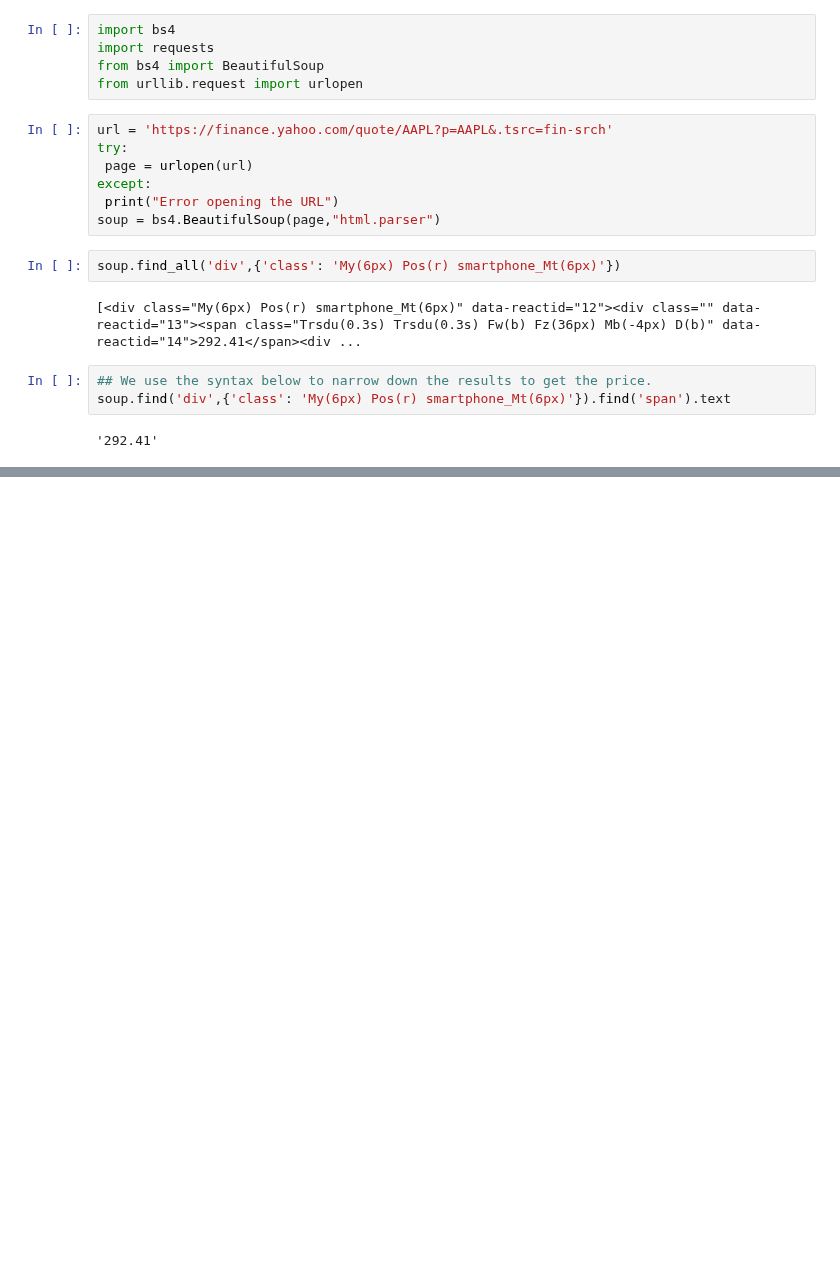
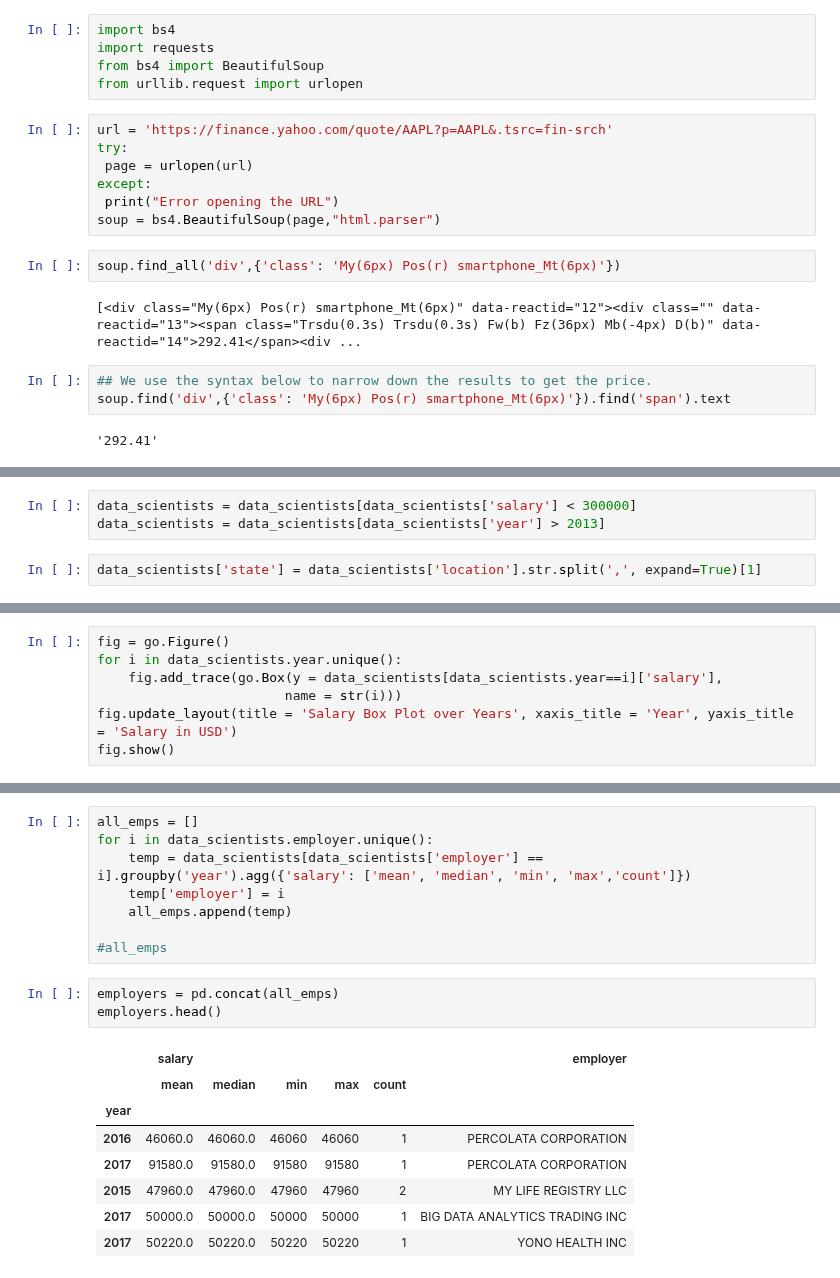
Before and after one commit to ragalaa/Directory, a Jupyter notebook: Web_Scarping_AAPL_price.ipynb, the cells around one changed output, grey strips where cells are left out. Saved outputs shown, nothing was run; the diff lists cells and outputs as text; blank space fills up the shorter version.

```diff
--- a/Web_Scarping_AAPL_price.ipynb
+++ b/Web_Scarping_AAPL_price.ipynb
@@ -23,0 +157,5 @@ soup.find('div',{'class': 'My(6px) Pos(r) smartphone_Mt(6px)'}).find('span').tex
+# %%
+data_scientists = data_scientists[data_scientists['salary'] < 300000]
+data_scientists = data_scientists[data_scientists['year'] > 2013]
+# %%
+data_scientists['state'] = data_scientists['location'].str.split(',', expand=True)[1]
@@ -23,0 +225,7 @@ soup.find('div',{'class': 'My(6px) Pos(r) smartphone_Mt(6px)'}).find('span').tex
+# %%
+fig = go.Figure()
+for i in data_scientists.year.unique():
+    fig.add_trace(go.Box(y = data_scientists[data_scientists.year==i]['salary'],
+                        name = str(i)))
+fig.update_layout(title = 'Salary Box Plot over Years', xaxis_title = 'Year', yaxis_title = 'Salary in USD')
+fig.show()
@@ -23,0 +306,20 @@ soup.find('div',{'class': 'My(6px) Pos(r) smartphone_Mt(6px)'}).find('span').tex
+# %%
+all_emps = []
+for i in data_scientists.employer.unique():
+    temp = data_scientists[data_scientists['employer'] == i].groupby('year').agg({'salary': ['mean', 'median', 'min', 'max','count']})
+    temp['employer'] = i
+    all_emps.append(temp)
+
+#all_emps
+# %%
+employers = pd.concat(all_emps)
+employers.head()
+# %% [output]
+|  | salary |  |  |  |  | employer |
+|  | mean | median | min | max | count |  |
+| year |  |  |  |  |  |  |
+| 2016 | 46060.0 | 46060.0 | 46060 | 46060 | 1 | PERCOLATA CORPORATION |
+| 2017 | 91580.0 | 91580.0 | 91580 | 91580 | 1 | PERCOLATA CORPORATION |
+| 2015 | 47960.0 | 47960.0 | 47960 | 47960 | 2 | MY LIFE REGISTRY LLC |
+| 2017 | 50000.0 | 50000.0 | 50000 | 50000 | 1 | BIG DATA ANALYTICS TRADING INC |
+| 2017 | 50220.0 | 50220.0 | 50220 | 50220 | 1 | YONO HEALTH INC |
```
Also changed, not shown: parts of 34 cells of this notebook.
